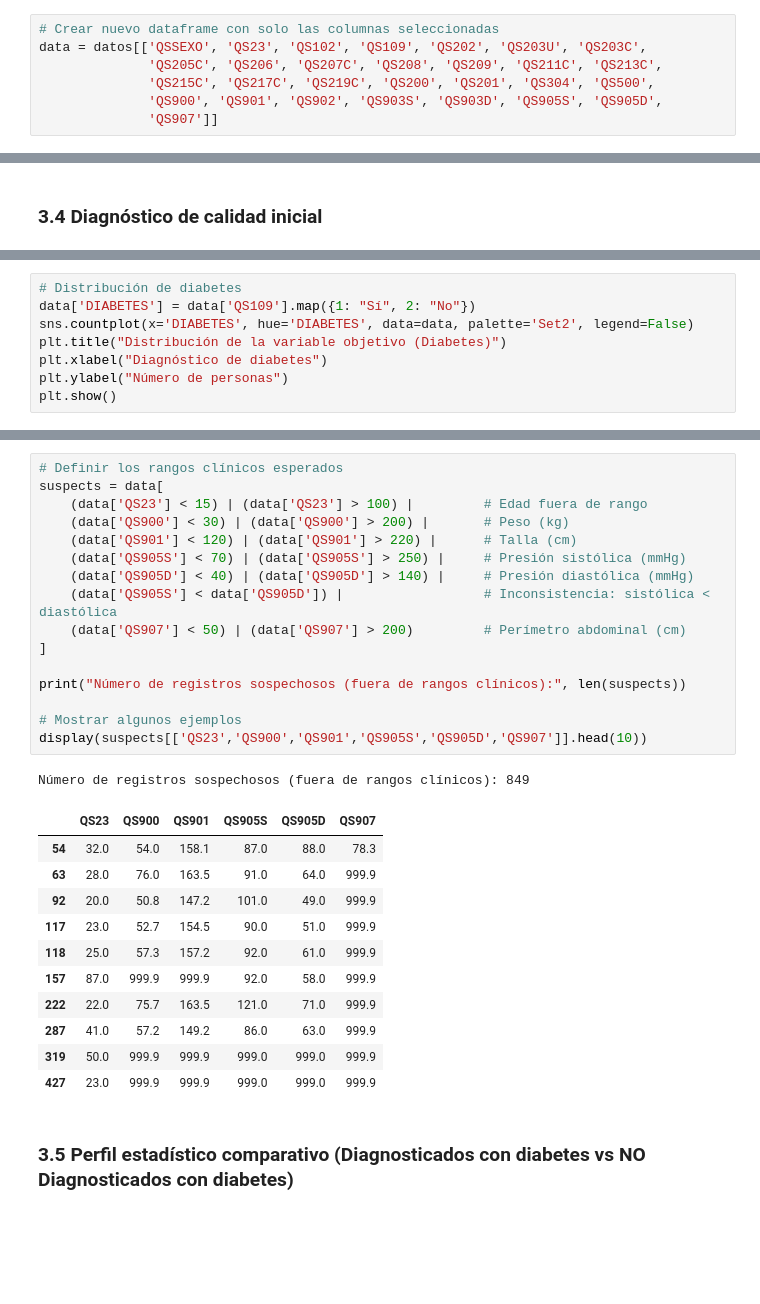
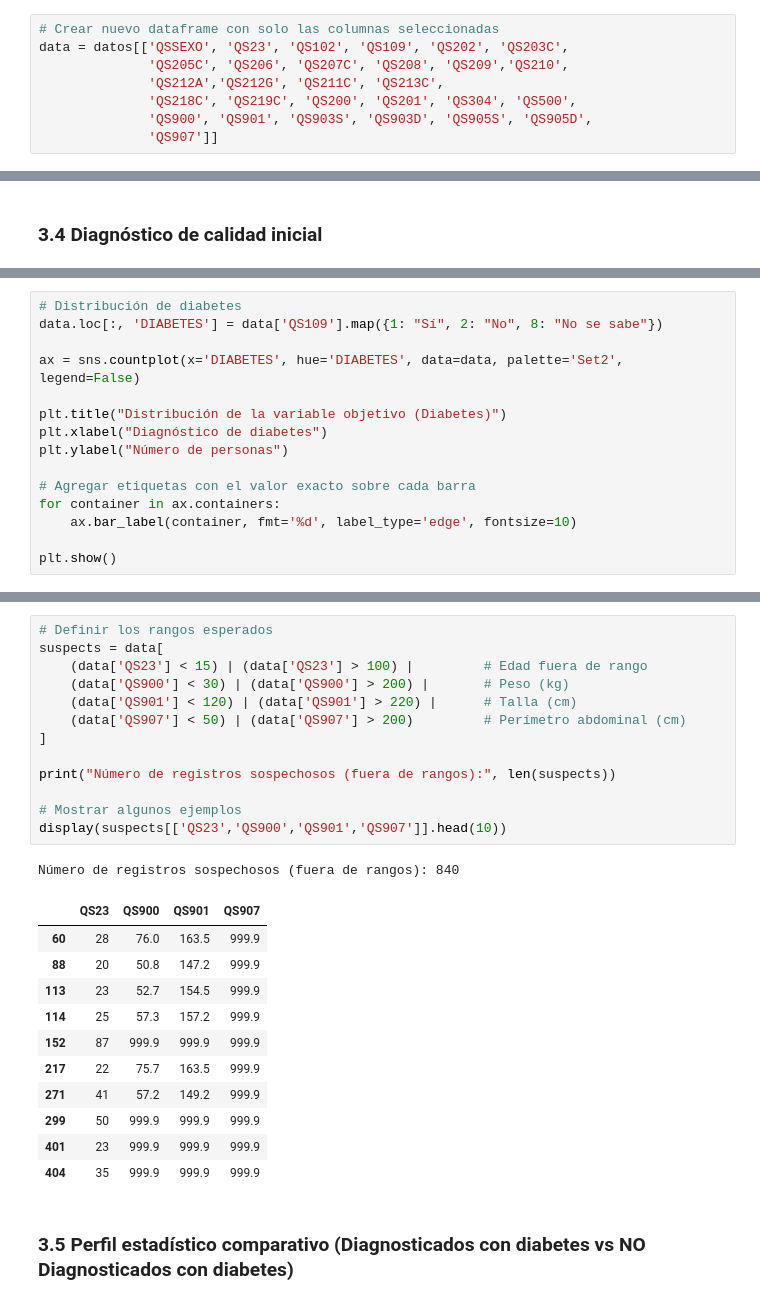
Before and after one commit to PieroLan/proyecto-data-mineria, a Jupyter notebook: notebooks/proyecto-grupal/procesamiento_data_diabetes.ipynb, the cells around one changed output, grey strips where cells are left out. Saved outputs shown, nothing was run; the diff lists cells and outputs as text; blank space fills up the shorter version.

```diff
--- a/notebooks/proyecto-grupal/procesamiento_data_diabetes.ipynb
+++ b/notebooks/proyecto-grupal/procesamiento_data_diabetes.ipynb
@@ -66,9 +68,10 @@ data.shape: (34018, 258)
 # %%
 # Crear nuevo dataframe con solo las columnas seleccionadas
-data = datos[['QSSEXO', 'QS23', 'QS102', 'QS109', 'QS202', 'QS203U', 'QS203C',
-              'QS205C', 'QS206', 'QS207C', 'QS208', 'QS209', 'QS211C', 'QS213C',
-              'QS215C', 'QS217C', 'QS219C', 'QS200', 'QS201', 'QS304', 'QS500',
-              'QS900', 'QS901', 'QS902', 'QS903S', 'QS903D', 'QS905S', 'QS905D',
+data = datos[['QSSEXO', 'QS23', 'QS102', 'QS109', 'QS202', 'QS203C',
+              'QS205C', 'QS206', 'QS207C', 'QS208', 'QS209','QS210',
+              'QS212A','QS212G', 'QS211C', 'QS213C',
+              'QS218C', 'QS219C', 'QS200', 'QS201', 'QS304', 'QS500',
+              'QS900', 'QS901', 'QS903S', 'QS903D', 'QS905S', 'QS905D',
               'QS907']]
 # %%
 # Resumen general
@@ -373,9 +436,16 @@ Perímetro abdominal min/max: 55.0 999.9
 # %%
 # Distribución de diabetes
-data['DIABETES'] = data['QS109'].map({1: "Sí", 2: "No"})
-sns.countplot(x='DIABETES', hue='DIABETES', data=data, palette='Set2', legend=False)
+data.loc[:, 'DIABETES'] = data['QS109'].map({1: "Sí", 2: "No", 8: "No se sabe"})
+
+ax = sns.countplot(x='DIABETES', hue='DIABETES', data=data, palette='Set2', legend=False)
+
 plt.title("Distribución de la variable objetivo (Diabetes)")
 plt.xlabel("Diagnóstico de diabetes")
 plt.ylabel("Número de personas")
+
+# Agregar etiquetas con el valor exacto sobre cada barra
+for container in ax.containers:
+    ax.bar_label(container, fmt='%d', label_type='edge', fontsize=10)
+
 plt.show()
 # %% [output]
@@ -409,32 +479,29 @@ display(quality_missing)
 # %%
-# Definir los rangos clínicos esperados
+# Definir los rangos esperados
 suspects = data[
     (data['QS23'] < 15) | (data['QS23'] > 100) |         # Edad fuera de rango
     (data['QS900'] < 30) | (data['QS900'] > 200) |       # Peso (kg)
     (data['QS901'] < 120) | (data['QS901'] > 220) |      # Talla (cm)
-    (data['QS905S'] < 70) | (data['QS905S'] > 250) |     # Presión sistólica (mmHg)
-    (data['QS905D'] < 40) | (data['QS905D'] > 140) |     # Presión diastólica (mmHg)
-    (data['QS905S'] < data['QS905D']) |                  # Inconsistencia: sistólica < diastólica
     (data['QS907'] < 50) | (data['QS907'] > 200)         # Perímetro abdominal (cm)
 ]
 
-print("Número de registros sospechosos (fuera de rangos clínicos):", len(suspects))
+print("Número de registros sospechosos (fuera de rangos):", len(suspects))
 
 # Mostrar algunos ejemplos
-display(suspects[['QS23','QS900','QS901','QS905S','QS905D','QS907']].head(10))
+display(suspects[['QS23','QS900','QS901','QS907']].head(10))
 # %% [output]
-Número de registros sospechosos (fuera de rangos clínicos): 849
+Número de registros sospechosos (fuera de rangos): 840
-|  | QS23 | QS900 | QS901 | QS905S | QS905D | QS907 |
-| 54 | 32.0 | 54.0 | 158.1 | 87.0 | 88.0 | 78.3 |
-| 63 | 28.0 | 76.0 | 163.5 | 91.0 | 64.0 | 999.9 |
-| 92 | 20.0 | 50.8 | 147.2 | 101.0 | 49.0 | 999.9 |
-| 117 | 23.0 | 52.7 | 154.5 | 90.0 | 51.0 | 999.9 |
-| 118 | 25.0 | 57.3 | 157.2 | 92.0 | 61.0 | 999.9 |
-| 157 | 87.0 | 999.9 | 999.9 | 92.0 | 58.0 | 999.9 |
-| 222 | 22.0 | 75.7 | 163.5 | 121.0 | 71.0 | 999.9 |
-| 287 | 41.0 | 57.2 | 149.2 | 86.0 | 63.0 | 999.9 |
-| 319 | 50.0 | 999.9 | 999.9 | 999.0 | 999.0 | 999.9 |
-| 427 | 23.0 | 999.9 | 999.9 | 999.0 | 999.0 | 999.9 |
+|  | QS23 | QS900 | QS901 | QS907 |
+| 60 | 28 | 76.0 | 163.5 | 999.9 |
+| 88 | 20 | 50.8 | 147.2 | 999.9 |
+| 113 | 23 | 52.7 | 154.5 | 999.9 |
+| 114 | 25 | 57.3 | 157.2 | 999.9 |
+| 152 | 87 | 999.9 | 999.9 | 999.9 |
+| 217 | 22 | 75.7 | 163.5 | 999.9 |
+| 271 | 41 | 57.2 | 149.2 | 999.9 |
+| 299 | 50 | 999.9 | 999.9 | 999.9 |
+| 401 | 23 | 999.9 | 999.9 | 999.9 |
+| 404 | 35 | 999.9 | 999.9 | 999.9 |
 # %% [markdown]
 ### 3.5 Perfil estadístico comparativo (Diagnosticados con diabetes vs NO Diagnosticados con diabetes)
 # %%
```
Also changed, not shown: parts of 21 cells of this notebook, 3 other files.
